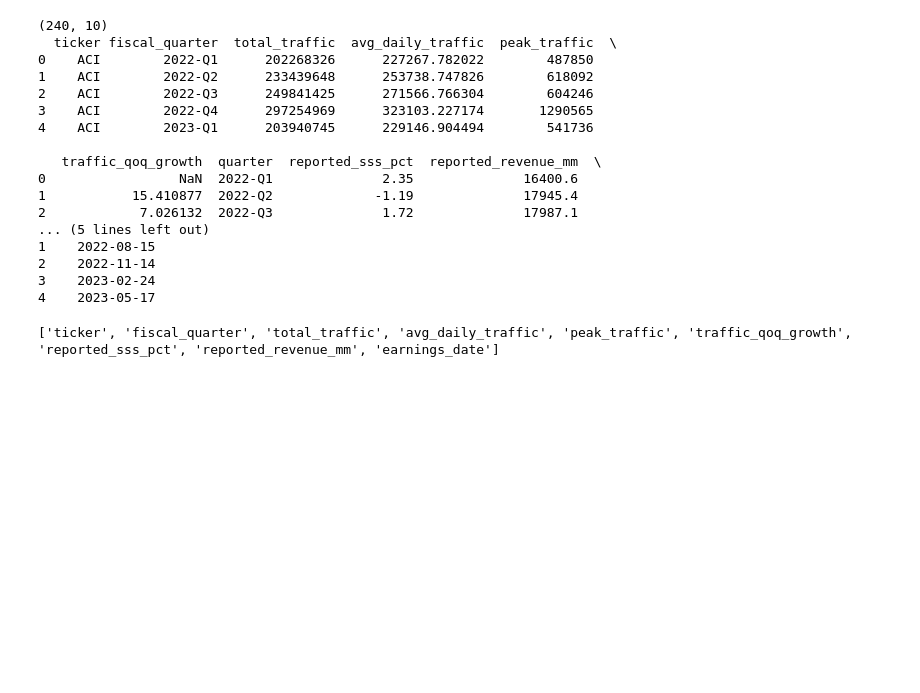
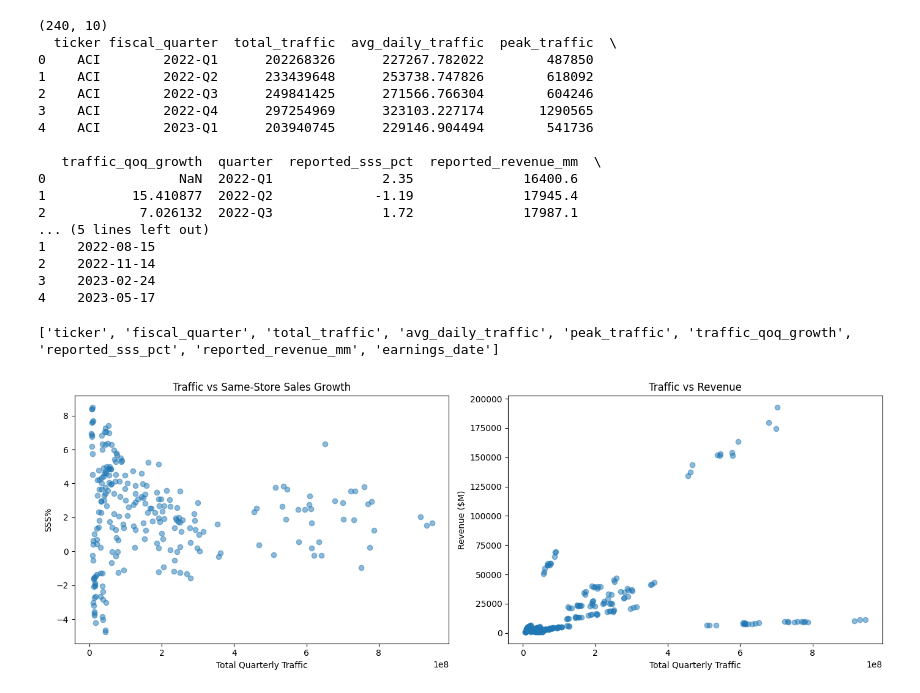
Before and after one commit to pmoralescode/data-analysis-case-study, a Jupyter notebook: analysis/analysis.ipynb, the cells around one changed output. Saved outputs shown, nothing was run; the diff lists cells and outputs as text; code cells hidden in the pictures; blank space fills up the shorter version.

```diff
--- a/analysis/analysis.ipynb
+++ b/analysis/analysis.ipynb
@@ -304,3 +304,24 @@ model_df = model_df.drop(columns=['quarter'])
 print(model_df.columns.tolist())
 # %% [output]
 ['ticker', 'fiscal_quarter', 'total_traffic', 'avg_daily_traffic', 'peak_traffic', 'traffic_qoq_growth', 'reported_sss_pct', 'reported_revenue_mm', 'earnings_date']
+# %%
+# plotted traffic vs SSS% to visually check if a relationship exists
+# if the dots form an upward trend, traffic is likely a good predictor
+fig, axes = plt.subplots(1, 2, figsize=(14, 5))
+
+# total traffic vs SSS%
+axes[0].scatter(model_df['total_traffic'], model_df['reported_sss_pct'], alpha=0.5)
+axes[0].set_xlabel('Total Quarterly Traffic')
+axes[0].set_ylabel('SSS%')
+axes[0].set_title('Traffic vs Same-Store Sales Growth')
+
+# total traffic vs Revenue
+axes[1].scatter(model_df['total_traffic'], model_df['reported_revenue_mm'], alpha=0.5)
+axes[1].set_xlabel('Total Quarterly Traffic')
+axes[1].set_ylabel('Revenue ($M)')
+axes[1].set_title('Traffic vs Revenue')
+
+plt.tight_layout()
+plt.show()
+# %% [output]
+[figure, added]
```
Also changed, not shown: parts of 10 cells of this notebook.
